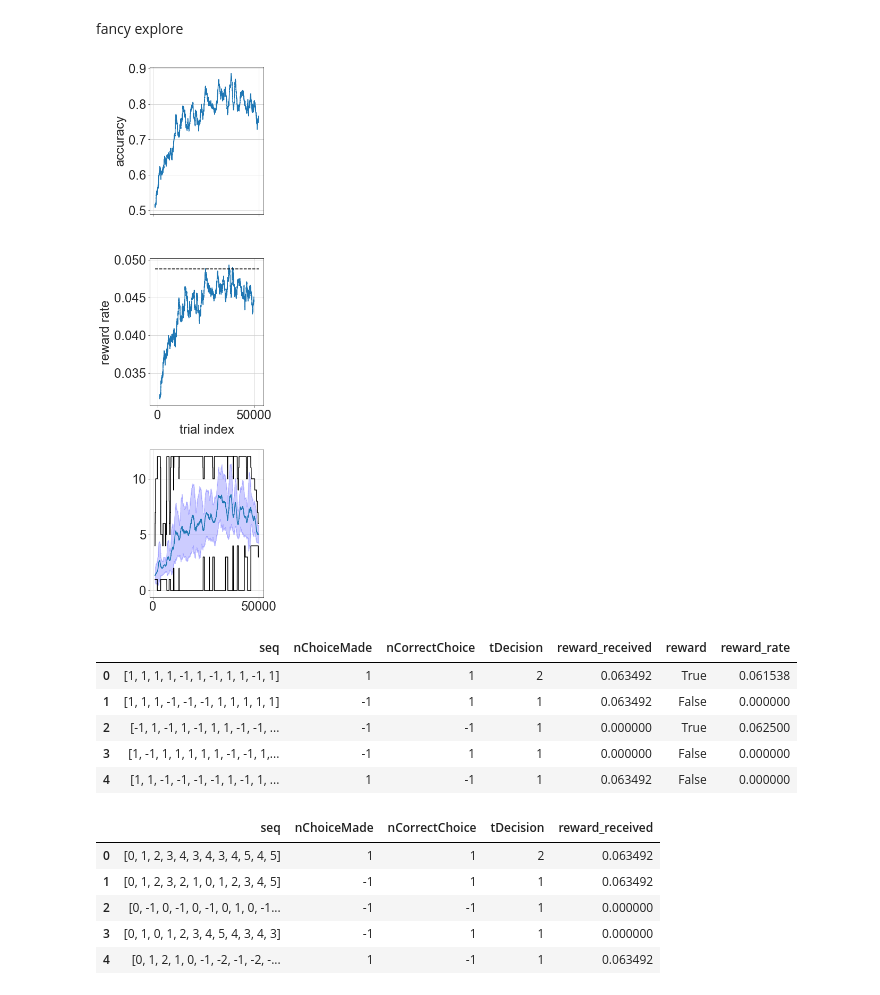
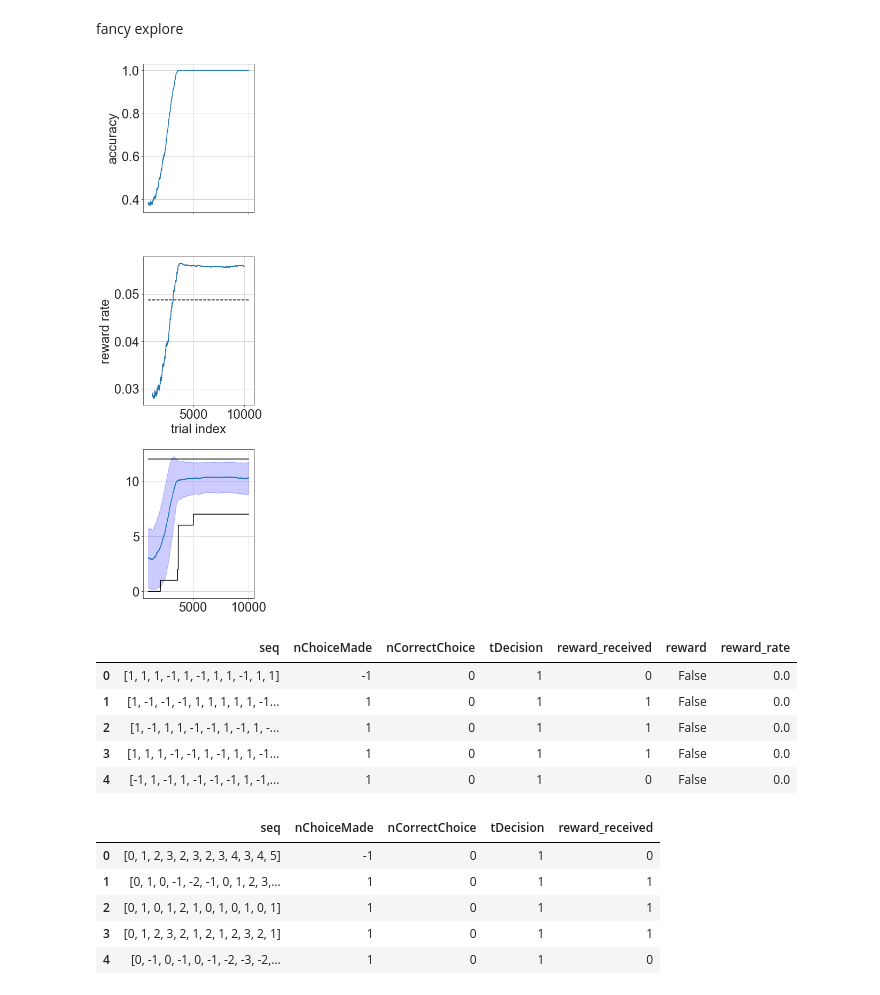
Before and after one commit to amimem/tokens_task, a Jupyter notebook: notebooks/tokens_task_analysis_RL_onerun.ipynb, the cells around one changed output. Saved outputs shown, nothing was run; the diff lists cells and outputs as text; code cells hidden in the pictures.

```diff
--- a/notebooks/tokens_task_analysis_RL_onerun.ipynb
+++ b/notebooks/tokens_task_analysis_RL_onerun.ipynb
@@ -24,64 +24,63 @@ from scipy.interpolate import griddata
 fancy explore
 # %%
 fig,ax=pl.subplots(3,1,figsize=(5,15))
-dataroot='../storage/tokens-v0_reinforce_seed0_20-04-29-13-02-15'
+dataroot='../storage/tokens-v0_terminate_False_q-learning_seed0_20-04-27-23-03-02'
 dataset_name = os.path.basename(dataroot)
 T=11
 
-alpha=3.0/4
+gamma=1/4
 
 df_sarsa=pd.read_csv(dataroot+'/log.csv',sep=',')
-# df_sarsa=df_sarsa[10000:]
 df_sarsa.trajectory=df_sarsa.trajectory.apply(lambda row: np.asarray([int(x) for x in row[1:-1].split(', ')])) # tarjectory is string, turn it to numpy array
 df_sarsa.rename(columns={'trajectory':'seq'},inplace=True)
 df_sarsa.rename(columns={'choice_made':'nChoiceMade'},inplace=True)
 df_sarsa.rename(columns={'correct_choice':'nCorrectChoice'},inplace=True)
 df_sarsa.rename(columns={'decision_time':'tDecision'},inplace=True)
 df_sarsa_copy = df_sarsa.copy()
 df_sarsa.seq=df_sarsa.seq.apply(lambda row: np.diff(row)) # difference between consecutive elements, show we went left or right at each timestep
 df_sarsa['reward']=(df_sarsa.nChoiceMade==df_sarsa.nCorrectChoice)
-df_sarsa['reward_rate']=df_sarsa['reward']/(df_sarsa.tDecision+alpha*(T-df_sarsa.tDecision)+7.5)
+df_sarsa['reward_rate']=df_sarsa['reward']/(df_sarsa.tDecision+gamma*(T-df_sarsa.tDecision)+7.5)
 # df_sarsa['reward_rate']=df_sarsa['reward_received']
 df_sarsa.reward.rolling(window=1000).mean().plot.line(ax=ax[0])
 df_sarsa.reward_rate.rolling(window=1000).mean().plot.line(ax=ax[1])
 ax[1].plot(ax[1].get_xlim(),[(1/2)/(T/4+7.5)]*2,'k--')
 df_sarsa.tDecision.rolling(window=1000).mean().plot.line(ax=ax[2])
 me=df_sarsa.tDecision.rolling(window=1000).mean()
 std=df_sarsa.tDecision.rolling(window=1000).std()
 maxval=df_sarsa.tDecision.rolling(window=1000).max()
 minval=df_sarsa.tDecision.rolling(window=1000).min()
 ax[2].fill_between(range(len(me)), me - std, me + std,color='b', alpha=0.2)
 ax[2].plot(minval,'k-')
 ax[2].plot(maxval,'k-')
 ax[0].set_xticklabels([])
 # ax[1].plot([0,100000], 0.03724601256317603*np.ones((2,)),'k--')
 # ax[0].plot([0,100000], 0.74*np.ones((2,)),'k--')
 ax[1].set_xlabel('trial index')
 ax[0].set_ylabel('accuracy')
 ax[1].set_ylabel('reward rate')
 fig.tight_layout()
 fig.savefig('Info_'+dataset_name+'.pdf', transparent=True,bbox_inches="tight",dpi=300)
 # %% [output]
-[figure, old version]
+[figure, new version]
 # %%
 # df_sarsa.loc[df_sarsa.tDecision == 0].tDecision = T
 df_sarsa.head()
 # %% [output]
 |  | seq | nChoiceMade | nCorrectChoice | tDecision | reward_received | reward | reward_rate |
-| 0 | [1, 1, 1, 1, -1, 1, -1, 1, 1, -1, 1] | 1 | 1 | 2 | 0.063492 | True | 0.061538 |
-| 1 | [1, 1, 1, -1, -1, -1, 1, 1, 1, 1, 1] | -1 | 1 | 1 | 0.063492 | False | 0.000000 |
-| 2 | [-1, 1, -1, 1, -1, 1, 1, -1, -1, ... | -1 | -1 | 1 | 0.000000 | True | 0.062500 |
-| 3 | [1, -1, 1, 1, 1, 1, 1, -1, -1, 1,... | -1 | 1 | 1 | 0.000000 | False | 0.000000 |
-| 4 | [1, 1, -1, -1, -1, -1, 1, -1, 1, ... | 1 | -1 | 1 | 0.063492 | False | 0.000000 |
+| 0 | [1, 1, 1, -1, 1, -1, 1, 1, -1, 1, 1] | -1 | 0 | 1 | 0 | False | 0.0 |
+| 1 | [1, -1, -1, -1, 1, 1, 1, 1, 1, -1... | 1 | 0 | 1 | 1 | False | 0.0 |
+| 2 | [1, -1, 1, 1, -1, -1, 1, -1, 1, -... | 1 | 0 | 1 | 1 | False | 0.0 |
+| 3 | [1, 1, 1, -1, -1, 1, -1, 1, 1, -1... | 1 | 0 | 1 | 1 | False | 0.0 |
+| 4 | [-1, 1, -1, 1, -1, -1, -1, 1, -1,... | 1 | 0 | 1 | 0 | False | 0.0 |
 # %%
 df_sarsa_copy.head()
 # %% [output]
 |  | seq | nChoiceMade | nCorrectChoice | tDecision | reward_received |
-| 0 | [0, 1, 2, 3, 4, 3, 4, 3, 4, 5, 4, 5] | 1 | 1 | 2 | 0.063492 |
-| 1 | [0, 1, 2, 3, 2, 1, 0, 1, 2, 3, 4, 5] | -1 | 1 | 1 | 0.063492 |
-| 2 | [0, -1, 0, -1, 0, -1, 0, 1, 0, -1... | -1 | -1 | 1 | 0.000000 |
-| 3 | [0, 1, 0, 1, 2, 3, 4, 5, 4, 3, 4, 3] | -1 | 1 | 1 | 0.000000 |
-| 4 | [0, 1, 2, 1, 0, -1, -2, -1, -2, -... | 1 | -1 | 1 | 0.063492 |
+| 0 | [0, 1, 2, 3, 2, 3, 2, 3, 4, 3, 4, 5] | -1 | 0 | 1 | 0 |
+| 1 | [0, 1, 0, -1, -2, -1, 0, 1, 2, 3,... | 1 | 0 | 1 | 1 |
+| 2 | [0, 1, 0, 1, 2, 1, 0, 1, 0, 1, 0, 1] | 1 | 0 | 1 | 1 |
+| 3 | [0, 1, 2, 3, 2, 1, 2, 1, 2, 3, 2, 1] | 1 | 0 | 1 | 1 |
+| 4 | [0, -1, 0, -1, 0, -1, -2, -3, -2,... | 1 | 0 | 1 | 0 |
 # %%
 # plot_dec_times(df_sarsa.iloc[:].reset_index(),pl,'qlearn_fancybias_fancydiscount')
 df_data = df_sarsa.iloc[:].reset_index()
```
Also changed, not shown: parts of 6 cells of this notebook.
